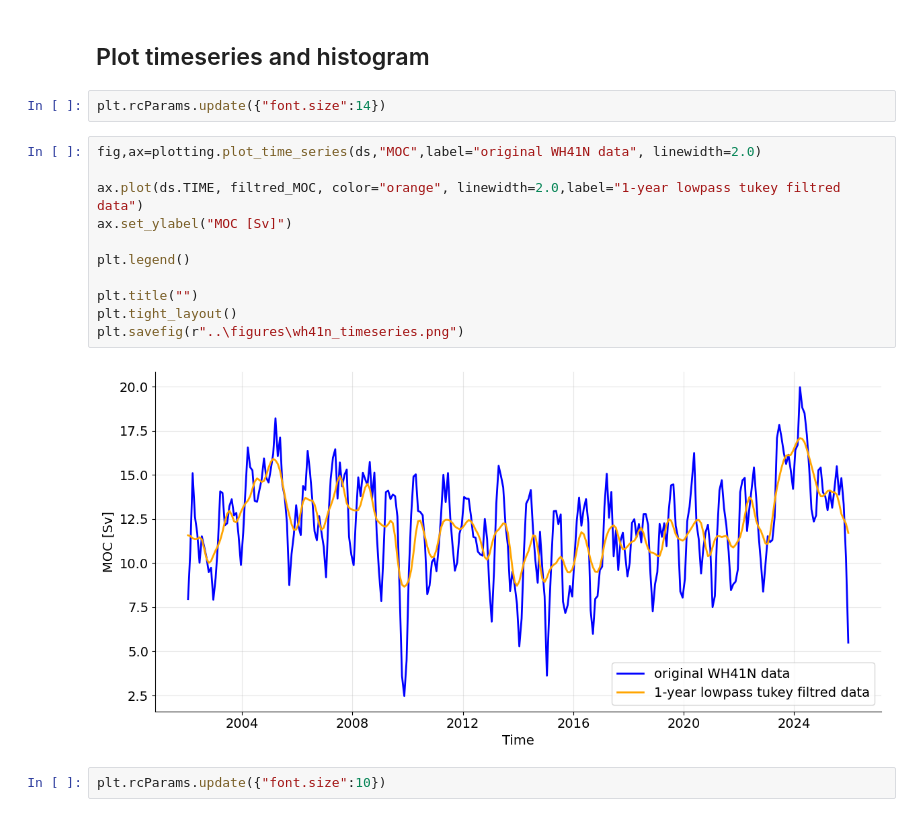
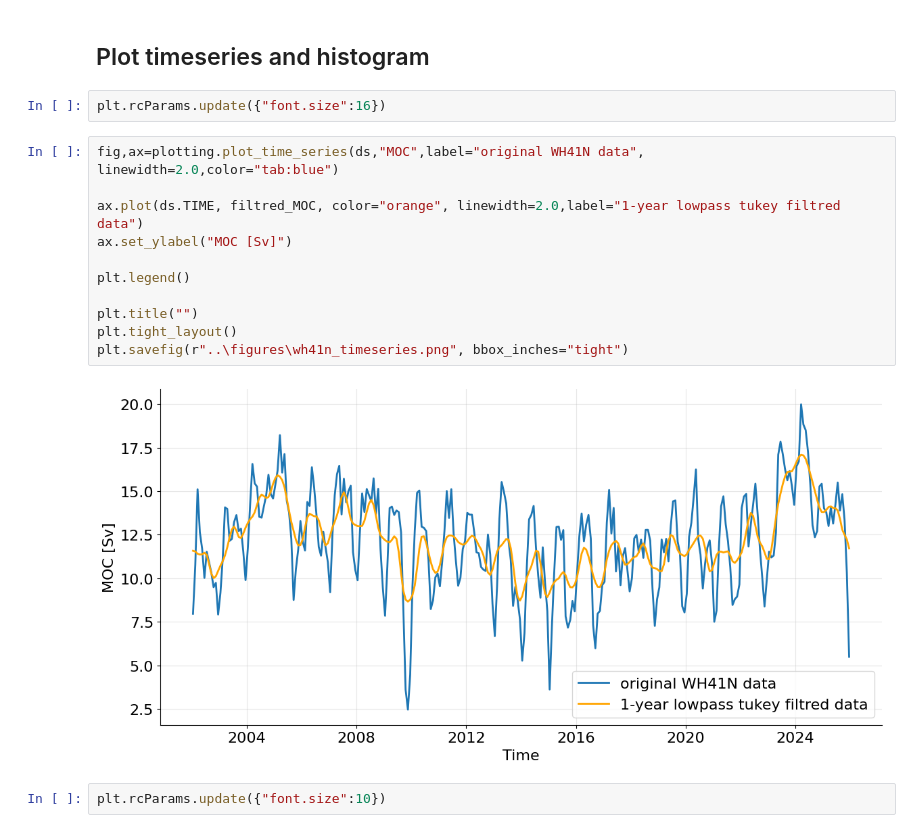
Before and after one commit to arvedlattekamp/arved-assignment2, a Jupyter notebook: notebooks/assignment1.ipynb, the cells around one changed output. Drawn from its saved outputs; the diff is of its cells as text.

```diff
--- a/notebooks/assignment1.ipynb
+++ b/notebooks/assignment1.ipynb
@@ -24,20 +24,20 @@ filtred_MOC=filters.tukey_lowpass(ds["MOC"],12,True)
 # %% [markdown]
 ## Plot timeseries and histogram
 # %%
-plt.rcParams.update({"font.size":14})
+plt.rcParams.update({"font.size":16})
 # %%
-fig,ax=plotting.plot_time_series(ds,"MOC",label="original WH41N data", linewidth=2.0)
+fig,ax=plotting.plot_time_series(ds,"MOC",label="original WH41N data", linewidth=2.0,color="tab:blue")
 
 ax.plot(ds.TIME, filtred_MOC, color="orange", linewidth=2.0,label="1-year lowpass tukey filtred data")
 ax.set_ylabel("MOC [Sv]")
 
 plt.legend()
 
 plt.title("")
 plt.tight_layout()
-plt.savefig(r"..\figures\wh41n_timeseries.png")
+plt.savefig(r"..\figures\wh41n_timeseries.png", bbox_inches="tight")
 # %% [output]
-[figure, old version]
+[figure, new version]
 # %%
 plt.rcParams.update({"font.size":10})
 # %%
```
Also changed, not shown: parts of 10 cells of this notebook, 11 other files.
